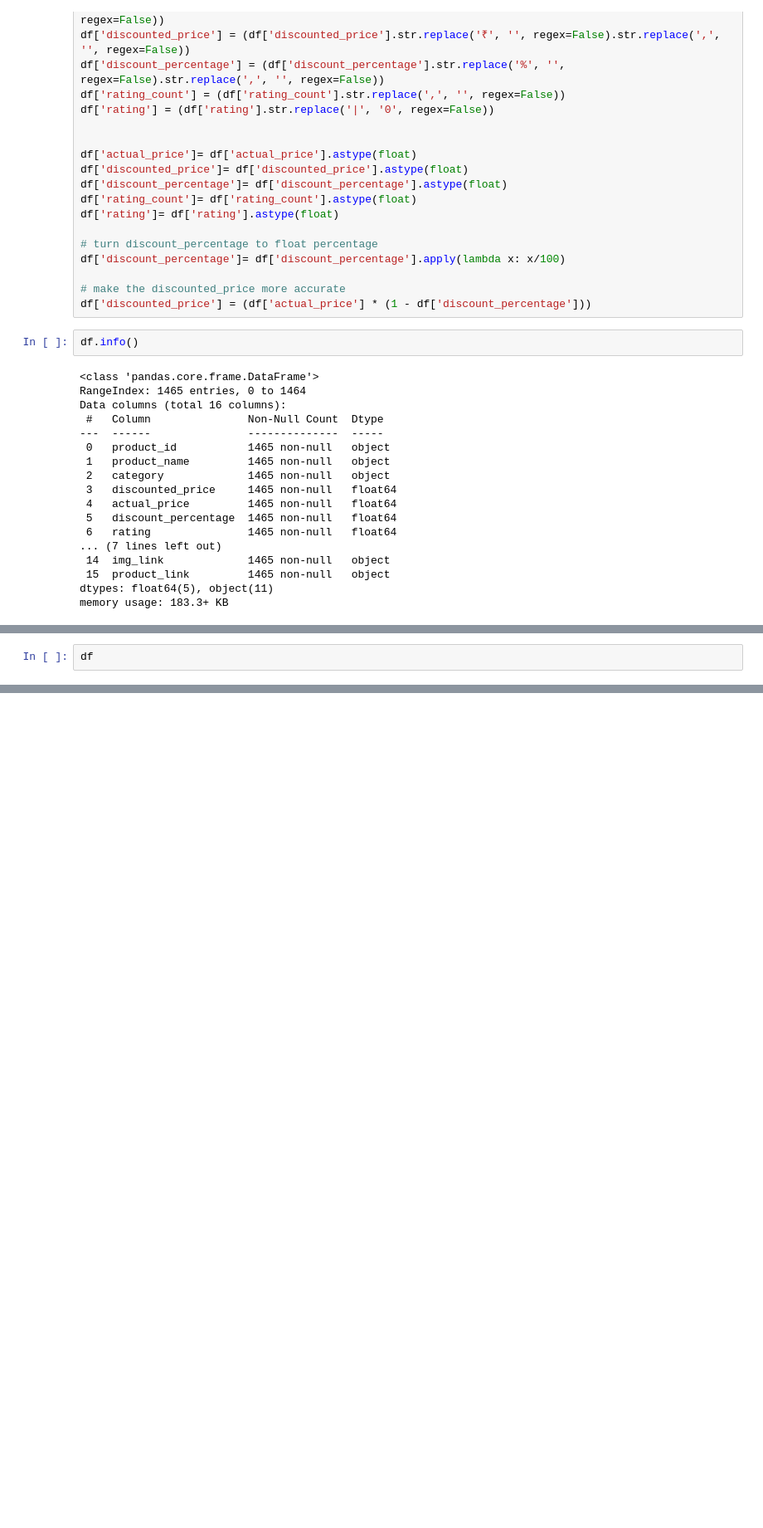
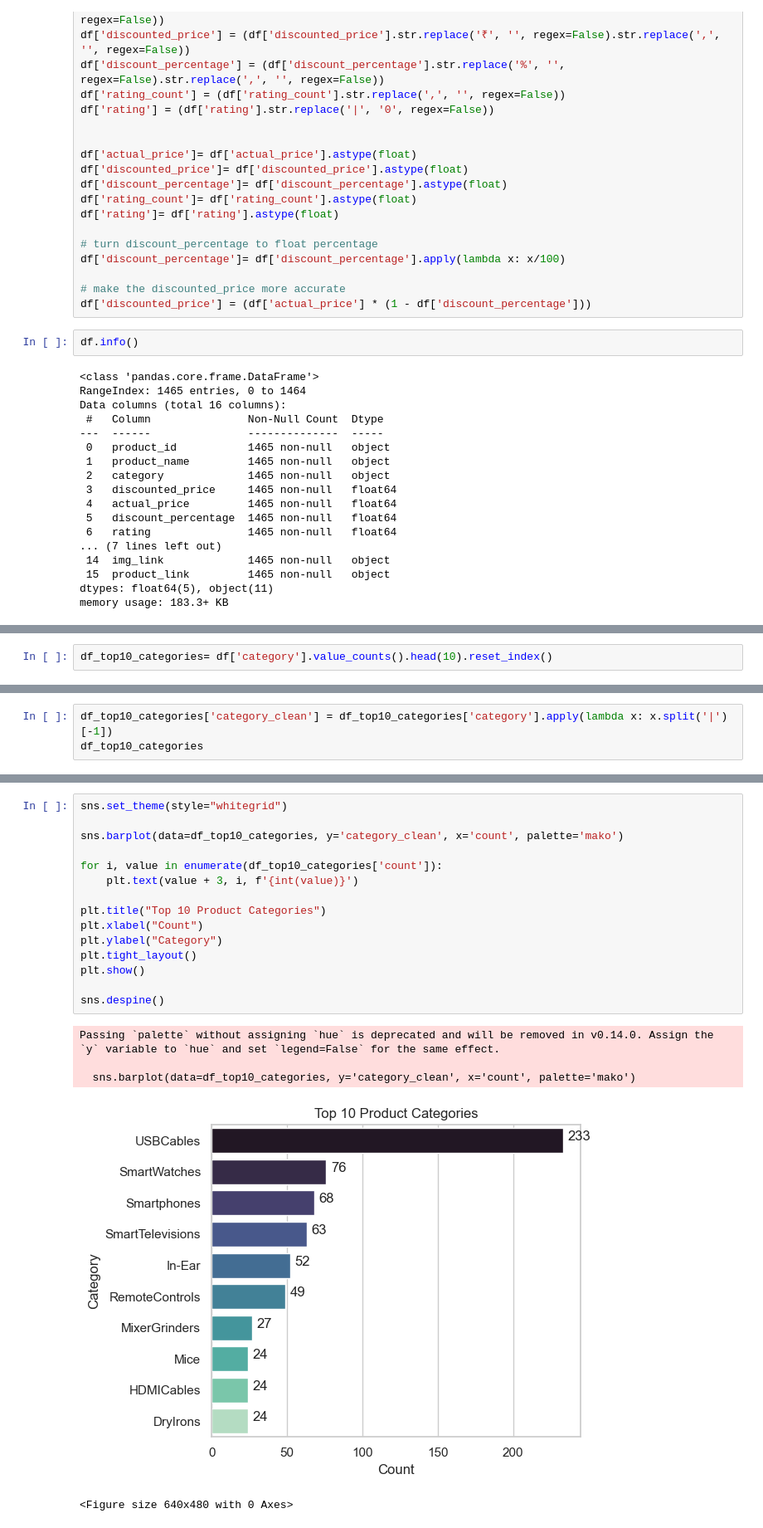
Before and after one commit to Mina-Makram-001/3_Amazon_Sales_Analysis_Project, a Jupyter notebook: 1_Product_&_Price_Insights/1_EDA_Intro.ipynb, the cells around one changed output, grey strips where cells are left out. Shown at 83% size. Saved outputs shown, nothing was run; the diff lists cells and outputs as text; blank space fills up the shorter version.

```diff
--- a/1_Product_&_Price_Insights/1_EDA_Intro.ipynb
+++ b/1_Product_&_Price_Insights/1_EDA_Intro.ipynb
@@ -72,2 +74,2 @@ memory usage: 183.3+ KB
 # %%
-df
+df_top10_categories= df['category'].value_counts().head(10).reset_index()
@@ -87,0 +90,3 @@ df
+# %%
+df_top10_categories['category_clean'] = df_top10_categories['category'].apply(lambda x: x.split('|')[-1])
+df_top10_categories
@@ -87,0 +105,21 @@ df
+# %%
+sns.set_theme(style="whitegrid")
+
+sns.barplot(data=df_top10_categories, y='category_clean', x='count', palette='mako')
+
+for i, value in enumerate(df_top10_categories['count']):
+    plt.text(value + 3, i, f'{int(value)}')
+
+plt.title("Top 10 Product Categories")
+plt.xlabel("Count")
+plt.ylabel("Category")
+plt.tight_layout()
+plt.show()
+
+sns.despine()
+# %% [output]
+Passing `palette` without assigning `hue` is deprecated and will be removed in v0.14.0. Assign the `y` variable to `hue` and set `legend=False` for the same effect.
+
+  sns.barplot(data=df_top10_categories, y='category_clean', x='count', palette='mako')
+[figure, added]
+<Figure size 640x480 with 0 Axes>
```
Also changed, not shown: parts of 12 cells of this notebook, 1 other file.
